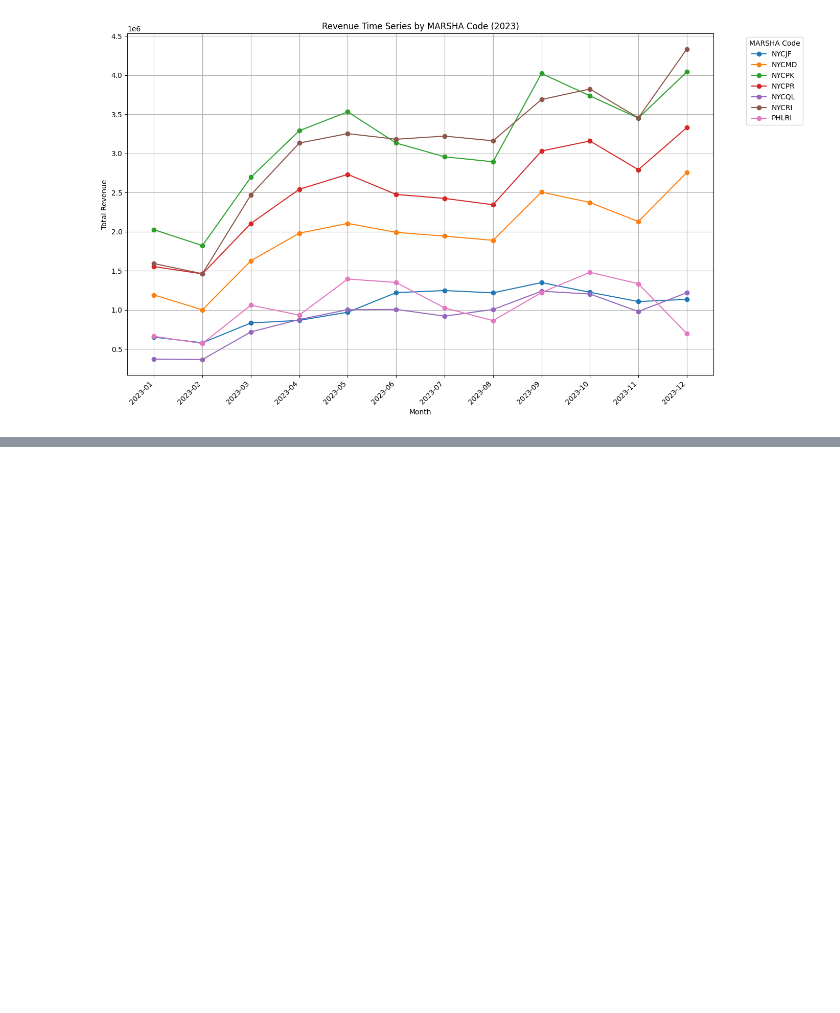
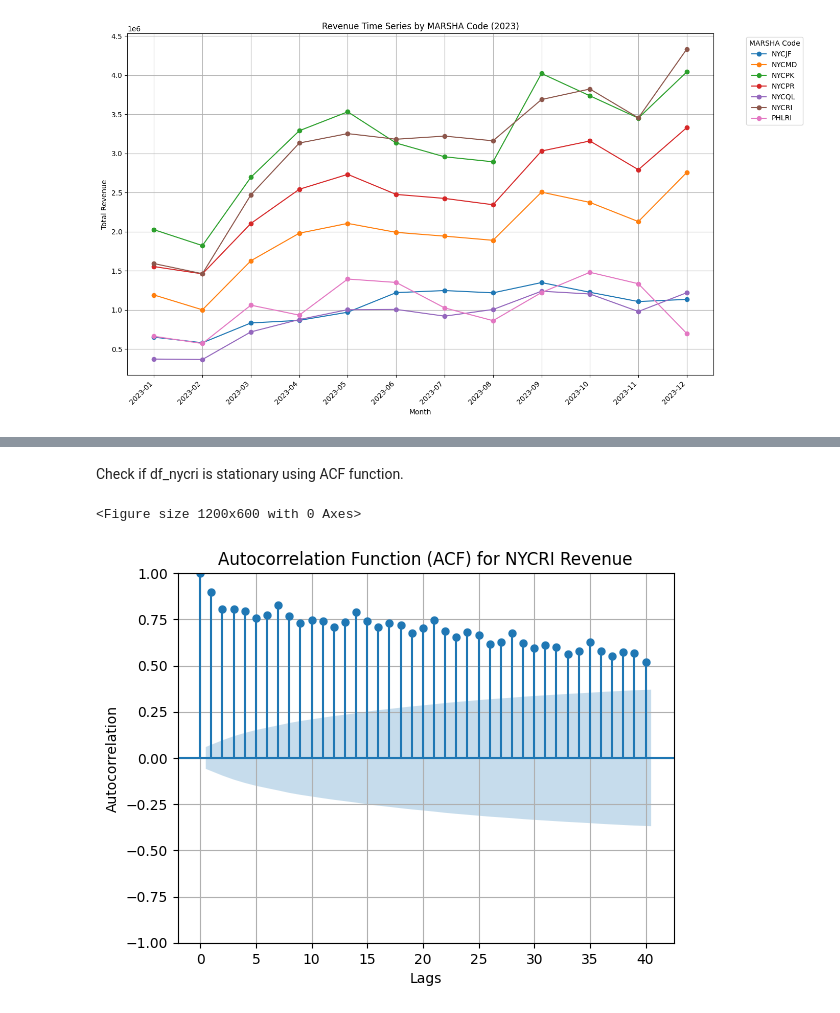
Before and after one commit to Ssahu620/ss-Capstone-Project, a Jupyter notebook: 062025_ss_cp.ipynb, the cells around one changed output, grey strips where cells are left out. Drawn from its saved outputs; the diff is of its cells as text; code cells hidden in the pictures; blank space fills up the shorter version.

```diff
--- a/062025_ss_cp.ipynb
+++ b/062025_ss_cp.ipynb
@@ -581,0 +617,21 @@ plt.show()
+# %% [markdown]
+Check if df_nycri is stationary using ACF function.
+# %%
+# prompt: Check if df_nycri is stationary using ACF function.
+
+#from statsmodels.graphics.tsaplots import plot_acf
+
+# Extract the Revenue series for NYCRI
+nycri_revenue_series = revenue_by_stay_date['Revenue']
+
+# Plot the ACF
+plt.figure(figsize=(12, 6))
+plot_acf(nycri_revenue_series, lags=40) # You can adjust the number of lags
+plt.title('Autocorrelation Function (ACF) for NYCRI Revenue')
+plt.xlabel('Lags')
+plt.ylabel('Autocorrelation')
+plt.grid(True)
+plt.show()
+# %% [output]
+<Figure size 1200x600 with 0 Axes>
+[figure, added]
```
Also changed, not shown: parts of 14 cells of this notebook.
